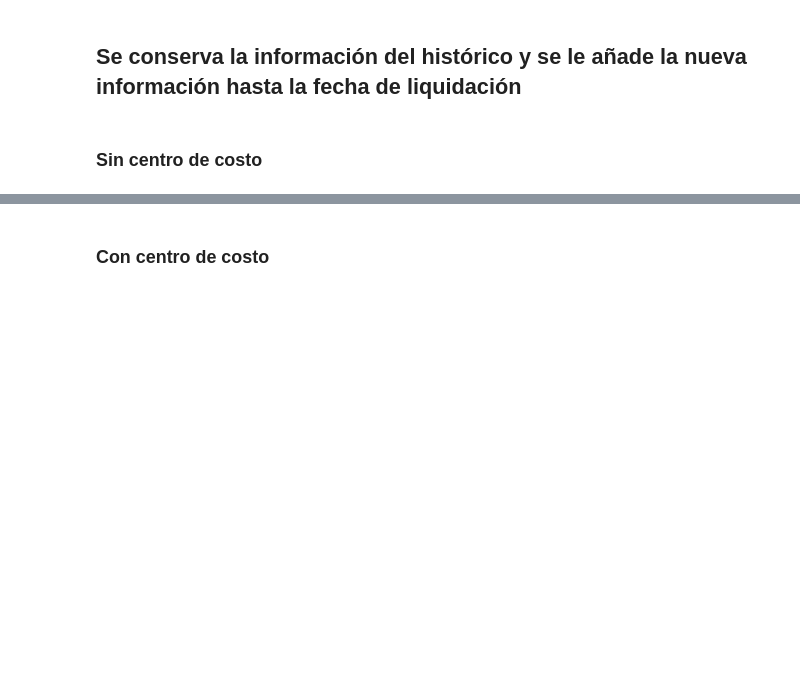
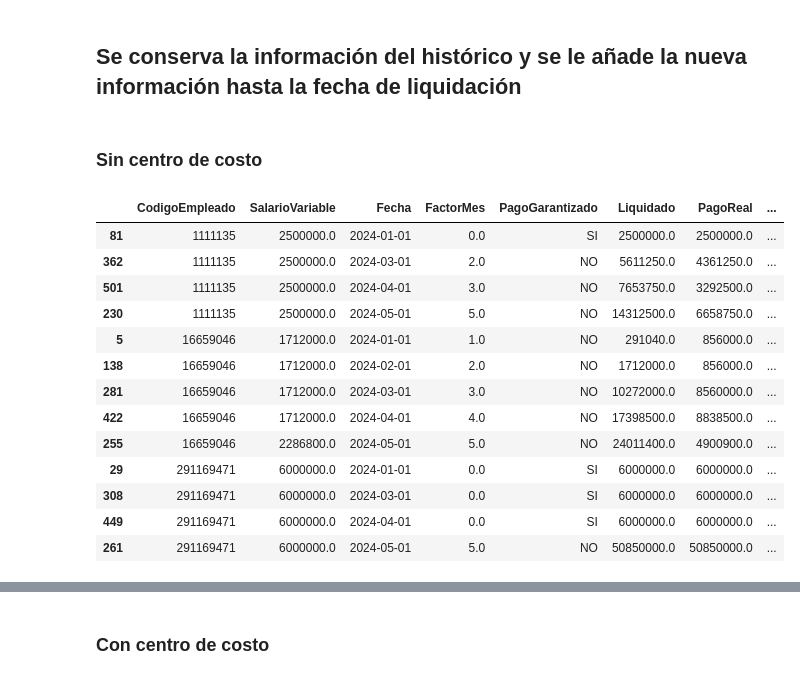
Before and after one commit to Crispelinho/-Liquidations-Incentives-Jupyter, a Jupyter notebook: 2. Calculo de Maestra de Liquidaciones.ipynb, the cells around one changed output, grey strips where cells are left out. Drawn from its saved outputs; the diff is of its cells as text; code cells hidden in the pictures; blank space fills up the shorter version.

```diff
--- a/2. Calculo de Maestra de Liquidaciones.ipynb
+++ b/2. Calculo de Maestra de Liquidaciones.ipynb
@@ -1261,5 +1640,5 @@ resultado_liquidaciones_copy[resultado_liquidaciones_copy['CodigoEmpleado'] == '
 # %%
-resultado_liquidaciones = resultado_liquidaciones.groupby(['CodigoEmpleado'], group_keys=False).apply(calcular_liquidacion_mes)
+#resultado_liquidaciones = resultado_liquidaciones.groupby(['CodigoEmpleado'], group_keys=False).apply(calcular_liquidacion_mes)
 resultado_liquidaciones.rename(columns={'NuevoFactor': 'FactorMes'}, inplace=True)
 resultado_liquidaciones['PagoGarantizado'] = 'NO'
 
@@ -1395,7 +1838,7 @@ liquidaciones_garantizados = pd.merge(
 
 liquidaciones_garantizados = liquidaciones_garantizados[liquidaciones_garantizados['CodigoEmpleado'].notnull()]
 
-liquidaciones_garantizados['DifMonths'] = ((liquidaciones_garantizados.FechaIngreso - liquidaciones_garantizados.Fecha)/np.timedelta64(1, 'M'))
+liquidaciones_garantizados['DifMonths'] = (liquidaciones_garantizados['FechaIngreso'] - liquidaciones_garantizados['Fecha']) // pd.Timedelta(days=30)
 liquidaciones_garantizados['DifMonths'] = liquidaciones_garantizados['DifMonths'].apply(lambda x: round(x, 0))
 liquidaciones_garantizados['DifMonths'] = liquidaciones_garantizados['DifMonths'].astype('int')
 liquidaciones_garantizados = liquidaciones_garantizados[liquidaciones_garantizados['DifMonths'] <= 4]
@@ -1457,3 +1950,6 @@ resultado_liquidaciones_centro_costo
 ## Se conserva la información del histórico y se le añade la nueva información hasta la fecha de liquidación
 # %% [markdown]
 ### Sin centro de costo
+# %%
+resultado_liquidaciones_copy = resultado_liquidaciones.copy()
+resultado_liquidaciones = resultado_liquidaciones_copy
@@ -1471,34 +2010,54 @@ try:
         resultado_liquidaciones = resultado_liquidaciones[
             resultado_liquidaciones['Fecha']>last_date_historico
         ]
 except:
     pass
 
 resultado_liquidaciones = pd.concat([resultado_liquidaciones_historico, resultado_liquidaciones])
 resultado_liquidaciones = resultado_liquidaciones.sort_values(by=['CodigoEmpleado', 'Fecha'])
 
 for codigo_empleado_excepcion in excepciones_pagos_acumulados:
     excepcion = excepciones_pagos_acumulados[codigo_empleado_excepcion]
     resultado_liquidaciones['PagoReal'] = np.where(
         (
             (resultado_liquidaciones['CodigoEmpleado'] == codigo_empleado_excepcion) &
             (resultado_liquidaciones['Fecha'] <= excepcion['Fecha'])
         ),
         excepcion['ValorPagoAcumulado'],
         resultado_liquidaciones['PagoReal']
     )
 
 for codigo_empleado_excepcion in excepciones_diferencias:
     excepcion = excepciones_diferencias[codigo_empleado_excepcion]
     resultado_liquidaciones['PagoReal'] = np.where(
         (
             (resultado_liquidaciones['CodigoEmpleado'] == codigo_empleado_excepcion) &
             (resultado_liquidaciones['Fecha'] == excepcion['Fecha'])
         ),
         resultado_liquidaciones['PagoReal'] + excepcion['ValorDiferencia'],
         resultado_liquidaciones['PagoReal']
     )
-
-resultado_liquidaciones['PagadoFecha'] = resultado_liquidaciones.groupby(['CodigoEmpleado'])['PagoReal'].transform(pd.Series.cumsum)
-resultado_liquidaciones['PagadoFecha'] = resultado_liquidaciones['PagadoFecha'] - resultado_liquidaciones['PagoReal']
-resultado_liquidaciones
+resultado_liquidaciones['PagadoFecha'] = 0
+resultado_liquidaciones = resultado_liquidaciones.groupby(['CodigoEmpleado'], group_keys=False).apply(calcular_liquidacion_mes_corregido)
+#resultado_liquidaciones['PagadoFecha'] = resultado_liquidaciones.groupby(['CodigoEmpleado'])['PagoReal'].transform(pd.Series.cumsum)
+#resultado_liquidaciones['PagadoFecha'] = resultado_liquidaciones['PagadoFecha'] - resultado_liquidaciones['PagoReal']
+resultado_liquidaciones['PagadoFecha'] = resultado_liquidaciones.apply(
+    lambda row: row['PagadoFecha'] - row['PagoReal'] if row['PagoGarantizado'] == 'NO' else row['PagadoFecha'], axis=1
+)
+resultado_liquidaciones[(resultado_liquidaciones['CodigoEmpleado'] == '16659046') | (resultado_liquidaciones['CodigoEmpleado'] == '1111135') | (resultado_liquidaciones['CodigoEmpleado'] == '291169471')]
+#resultado_liquidaciones
+# %% [output]
+|  | CodigoEmpleado | SalarioVariable | Fecha | FactorMes | PagoGarantizado | Liquidado | PagoReal | ... |
+| 81 | 1111135 | 2500000.0 | 2024-01-01 | 0.0 | SI | 2500000.0 | 2500000.0 | ... |
+| 362 | 1111135 | 2500000.0 | 2024-03-01 | 2.0 | NO | 5611250.0 | 4361250.0 | ... |
+| 501 | 1111135 | 2500000.0 | 2024-04-01 | 3.0 | NO | 7653750.0 | 3292500.0 | ... |
+| 230 | 1111135 | 2500000.0 | 2024-05-01 | 5.0 | NO | 14312500.0 | 6658750.0 | ... |
+| 5 | 16659046 | 1712000.0 | 2024-01-01 | 1.0 | NO | 291040.0 | 856000.0 | ... |
+| 138 | 16659046 | 1712000.0 | 2024-02-01 | 2.0 | NO | 1712000.0 | 856000.0 | ... |
+| 281 | 16659046 | 1712000.0 | 2024-03-01 | 3.0 | NO | 10272000.0 | 8560000.0 | ... |
+| 422 | 16659046 | 1712000.0 | 2024-04-01 | 4.0 | NO | 17398500.0 | 8838500.0 | ... |
+| 255 | 16659046 | 2286800.0 | 2024-05-01 | 5.0 | NO | 24011400.0 | 4900900.0 | ... |
+| 29 | 291169471 | 6000000.0 | 2024-01-01 | 0.0 | SI | 6000000.0 | 6000000.0 | ... |
+| 308 | 291169471 | 6000000.0 | 2024-03-01 | 0.0 | SI | 6000000.0 | 6000000.0 | ... |
+| 449 | 291169471 | 6000000.0 | 2024-04-01 | 0.0 | SI | 6000000.0 | 6000000.0 | ... |
+| 261 | 291169471 | 6000000.0 | 2024-05-01 | 5.0 | NO | 50850000.0 | 50850000.0 | ... |
```
Also changed, not shown: parts of 70 cells of this notebook, 42 other files.
